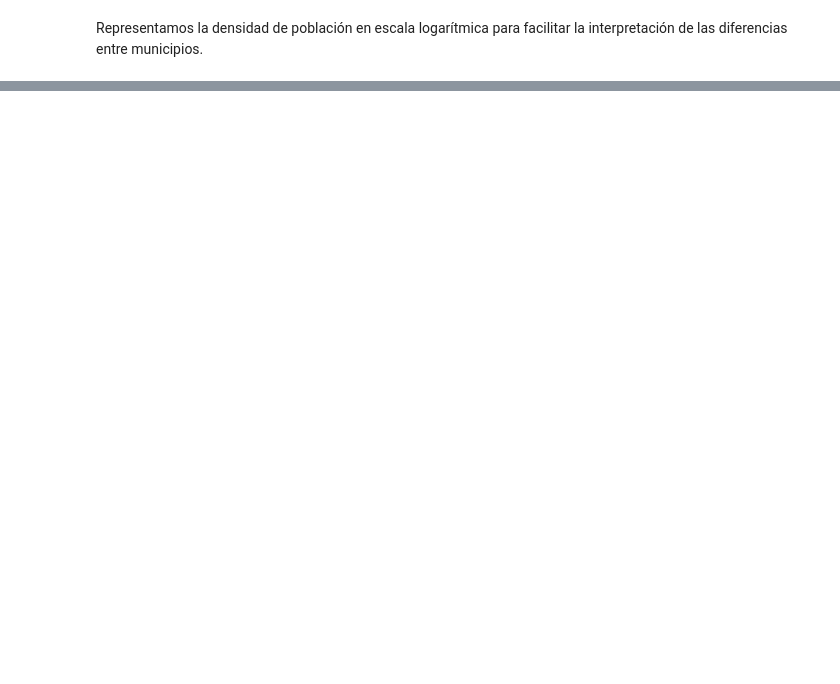
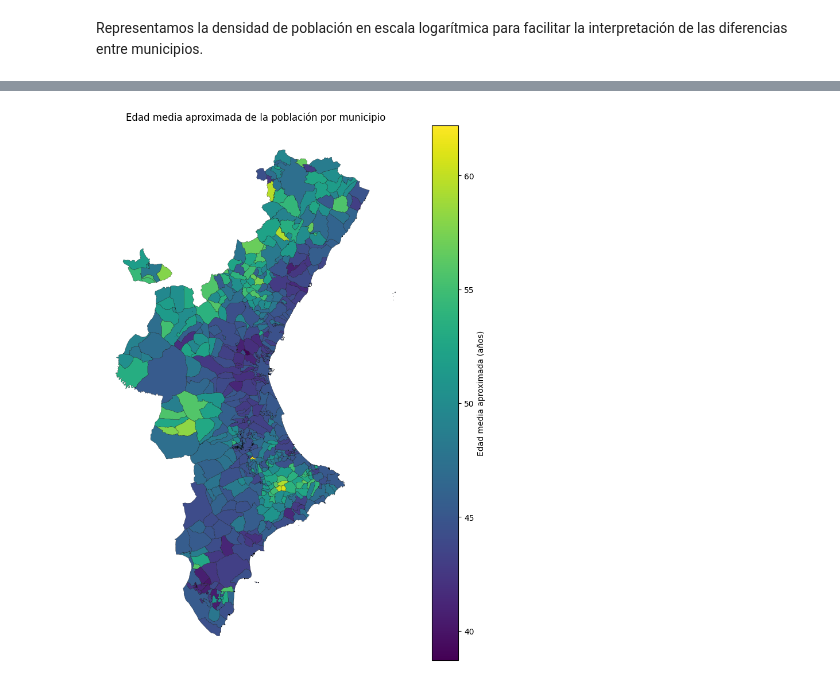
Before and after one commit to nt33/PRVD-Proyecto_Salud, a Jupyter notebook: 03-analisis/analisis_descriptivo.ipynb, the cells around one changed output, grey strips where cells are left out. Drawn from its saved outputs; the diff is of its cells as text; code cells hidden in the pictures; blank space fills up the shorter version.

```diff
--- a/03-analisis/analisis_descriptivo.ipynb
+++ b/03-analisis/analisis_descriptivo.ipynb
@@ -19 +32,4 @@ df["geometry"] = df["geometry_municipio"].apply(wkt.loads)
+# %%
+df_unique["density"] = df_unique["poblacion_total"] / df_unique["area_ha"]
+df_unique["geometry"] = df_unique["geometry_municipio"].apply(wkt.loads)
 # %%
@@ -311,0 +70,13 @@ plt.show()
+# %%
+cols_65 = [
+    "pob_65_69",
+    "pob_70_74",
+    "pob_75_79",
+    "pob_80_84",
+    "pob_85_89",
+    "pob_90_94",
+    "pob_95_99"
+]
+
+df_unique["poblacion_65_mas"] = df_unique[cols_65].sum(axis=1)
+df_unique["density_65"] = df_unique["poblacion_65_mas"] / df_unique["area_ha"]
@@ -311,0 +143,5 @@ plt.show()
+# %%
+weighted_sum = sum(df_unique[col] * mid for col, mid in age_bins.items())
+total_pop = df_unique[list(age_bins.keys())].sum(axis=1)
+
+df_unique["edad_media"] = weighted_sum / total_pop.replace(0, np.nan)
@@ -311,0 +157,24 @@ plt.show()
+# %%
+gdf = gpd.GeoDataFrame(df_unique, geometry="geometry", crs="EPSG:4326")
+# %%
+fig, ax = plt.subplots(figsize=(8, 10))
+
+gdf.plot(
+    column="edad_media",
+    cmap="viridis",
+    legend=True,
+    edgecolor="black",
+    linewidth=0.2,
+    ax=ax,
+    legend_kwds={"label": "Edad media aproximada (años)"}
+)
+
+ax.set_aspect("equal")
+ax.set_title("Edad media aproximada de la población por municipio")
+ax.set_axis_off()
+
+plt.tight_layout()
+plt.savefig("edad_media_municipios.pdf", bbox_inches="tight")
+plt.show()
+# %% [output]
+[figure, added]
```
Also changed, not shown: parts of 49 cells of this notebook, 12 other files.
